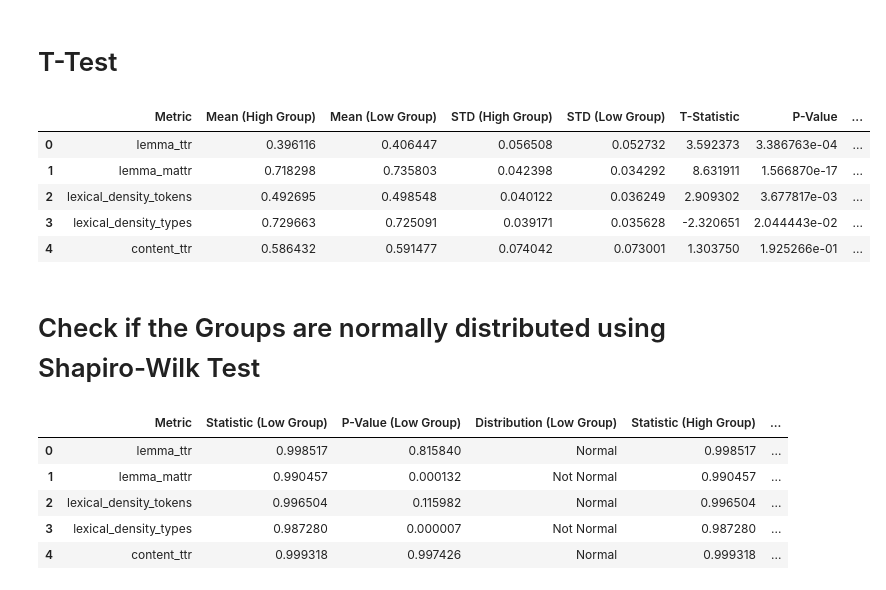
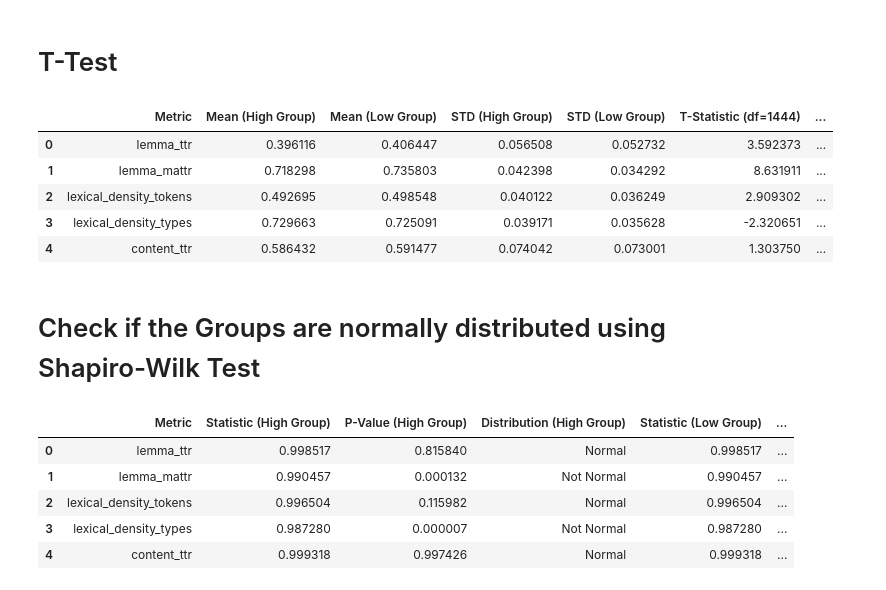
Before and after one commit to srivarshan-s/CoAuthorViz, a Jupyter notebook: notebooks/analysis.ipynb, the cells around one changed output. Saved outputs shown, nothing was run; the diff lists cells and outputs as text; code cells hidden in the pictures.

```diff
--- a/notebooks/analysis.ipynb
+++ b/notebooks/analysis.ipynb
@@ -293,40 +293,41 @@ mean_high_group = []
 std_low_group = []
 std_high_group = []
 
 ALPHA = 0.05
 
 for col in new_df.columns:
     if col in df.columns:
         continue
     metrics.append(col)
     t_stat_result, p_val_result = ttest_ind(df_low[col], df_high[col], equal_var=True)
     t_stat.append(t_stat_result)
     p_val.append(p_val_result)
     mean_low_group.append(np.mean(df_low[col]))
     mean_high_group.append(np.mean(df_high[col]))
     std_low_group.append(np.std(df_low[col]))
     std_high_group.append(np.std(df_high[col]))
 
+degree_of_freedom = len(df_low) + len(df_high) - 2
 
 t_test_df["Metric"] = metrics
 t_test_df["Mean (High Group)"] = mean_high_group
 t_test_df["Mean (Low Group)"] = mean_low_group
 t_test_df["STD (High Group)"] = std_high_group
 t_test_df["STD (Low Group)"] = std_low_group
-t_test_df["T-Statistic"] = t_stat
+t_test_df["T-Statistic (df=" + str(degree_of_freedom) + ")"] = t_stat
 t_test_df["P-Value"] = p_val
 t_test_df["Verdict (alpha=" + str(ALPHA) + ")"] = t_test_df["P-Value"].apply(lambda x:
     "Means of both groups are same" if x > ALPHA else "Means of both groups are different")
 
 t_test_df.to_csv("t_test_results.csv")
 t_test_df.head()
 # %% [output]
-|  | Metric | Mean (High Group) | Mean (Low Group) | STD (High Group) | STD (Low Group) | T-Statistic | P-Value | ... |
-| 0 | lemma_ttr | 0.396116 | 0.406447 | 0.056508 | 0.052732 | 3.592373 | 3.386763e-04 | ... |
-| 1 | lemma_mattr | 0.718298 | 0.735803 | 0.042398 | 0.034292 | 8.631911 | 1.566870e-17 | ... |
-| 2 | lexical_density_tokens | 0.492695 | 0.498548 | 0.040122 | 0.036249 | 2.909302 | 3.677817e-03 | ... |
-| 3 | lexical_density_types | 0.729663 | 0.725091 | 0.039171 | 0.035628 | -2.320651 | 2.044443e-02 | ... |
-| 4 | content_ttr | 0.586432 | 0.591477 | 0.074042 | 0.073001 | 1.303750 | 1.925266e-01 | ... |
+|  | Metric | Mean (High Group) | Mean (Low Group) | STD (High Group) | STD (Low Group) | T-Statistic (df=1444) | ... |
+| 0 | lemma_ttr | 0.396116 | 0.406447 | 0.056508 | 0.052732 | 3.592373 | ... |
+| 1 | lemma_mattr | 0.718298 | 0.735803 | 0.042398 | 0.034292 | 8.631911 | ... |
+| 2 | lexical_density_tokens | 0.492695 | 0.498548 | 0.040122 | 0.036249 | 2.909302 | ... |
+| 3 | lexical_density_types | 0.729663 | 0.725091 | 0.039171 | 0.035628 | -2.320651 | ... |
+| 4 | content_ttr | 0.586432 | 0.591477 | 0.074042 | 0.073001 | 1.303750 | ... |
 # %% [markdown]
 # Check if the Groups are normally distributed using Shapiro-Wilk Test
 # %%
@@ -353,20 +354,20 @@ for col in new_df.columns:
 
 shapiro_df["Metric"] = metrics
 
+shapiro_df["Statistic (High Group)"] = stat_high
+shapiro_df["P-Value (High Group)"] = p_val_high
+shapiro_df["Distribution (High Group)"] = shapiro_df["P-Value (High Group)"].apply(
+    lambda x: "Normal" if x > ALPHA else "Not Normal")
+
 shapiro_df["Statistic (Low Group)"] = stat_low
 shapiro_df["P-Value (Low Group)"] = p_val_low
 shapiro_df["Distribution (Low Group)"] = shapiro_df["P-Value (Low Group)"].apply(
     lambda x: "Normal" if x > ALPHA else "Not Normal")
 
-shapiro_df["Statistic (High Group)"] = stat_high
-shapiro_df["P-Value (High Group)"] = p_val_high
-shapiro_df["Distribution (High Group)"] = shapiro_df["P-Value (High Group)"].apply(
-    lambda x: "Normal" if x > ALPHA else "Not Normal")
-
 shapiro_df.to_csv("shapiro_wilk_test_results.csv")
 shapiro_df.head()
 # %% [output]
-|  | Metric | Statistic (Low Group) | P-Value (Low Group) | Distribution (Low Group) | Statistic (High Group) | ... |
+|  | Metric | Statistic (High Group) | P-Value (High Group) | Distribution (High Group) | Statistic (Low Group) | ... |
 | 0 | lemma_ttr | 0.998517 | 0.815840 | Normal | 0.998517 | ... |
 | 1 | lemma_mattr | 0.990457 | 0.000132 | Not Normal | 0.990457 | ... |
 | 2 | lexical_density_tokens | 0.996504 | 0.115982 | Normal | 0.996504 | ... |
```
Also changed, not shown: parts of 1 cell of this notebook.
